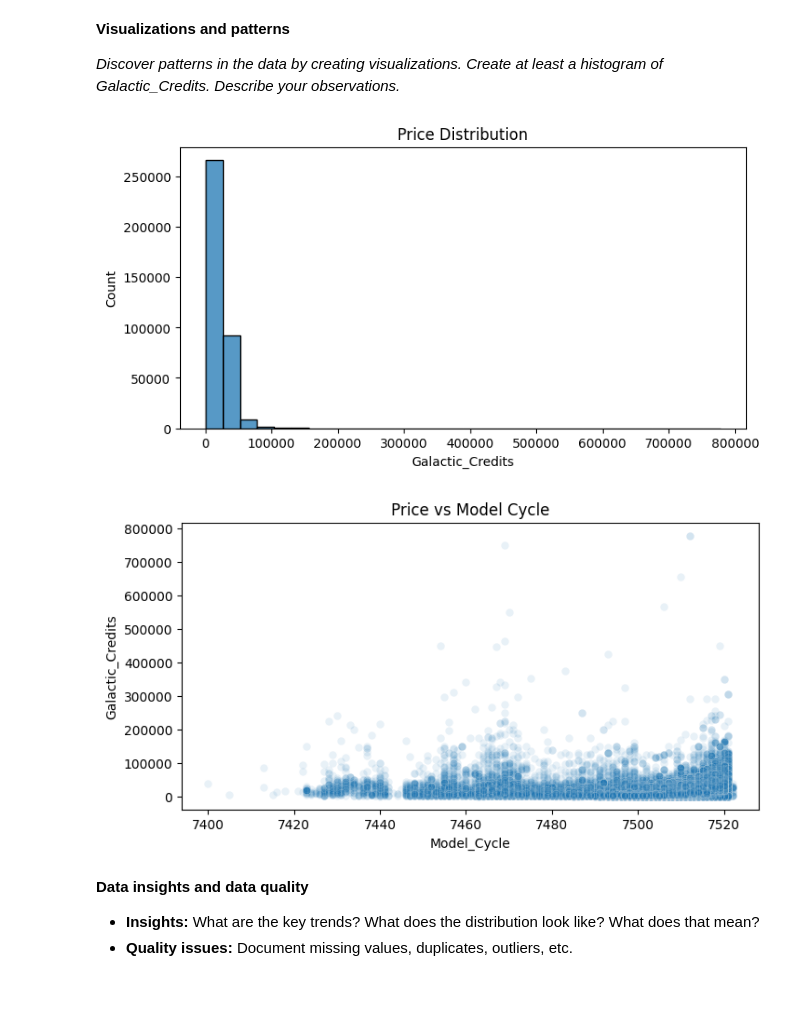
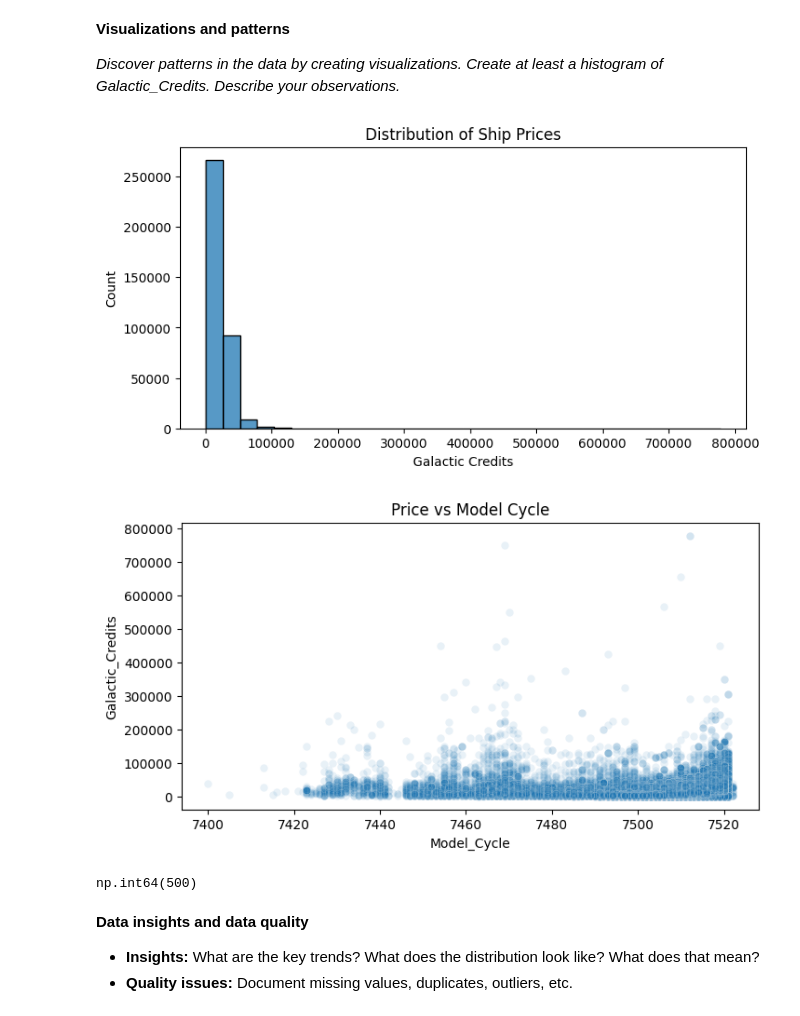
Before and after one commit to XueHu2222/Iterations, a Jupyter notebook: iteration-1/assignment_template_it1.ipynb, the cells around one changed output. Cells and saved outputs as stored; diff of their text form; code cells hidden in the pictures.

```diff
--- a/iteration-1/assignment_template_it1.ipynb
+++ b/iteration-1/assignment_template_it1.ipynb
@@ -115,18 +122,26 @@ Findings:
 *Discover patterns in the data by creating visualizations. Create at least a histogram of Galactic_Credits. Describe your observations.*
 # %%
 # CODE CELL: Generate visualizations (e.g., scatter plots, histograms)
-plt.figure(figsize=(8, 4))
-sns.histplot(df['Galactic_Credits'], bins=30, kde=False)
-plt.title('Price Distribution')
+# histogram
+plt.figure(figsize=(8,4))
+sns.histplot(df['Galactic_Credits'], bins=30)
+plt.title("Distribution of Ship Prices")
+plt.xlabel("Galactic Credits")
+plt.ylabel("Count")
 plt.show()
 
+# scatter plot
 plt.figure(figsize=(8, 4))
 sns.scatterplot(data=df, x='Model_Cycle', y='Galactic_Credits', alpha=0.1)
 plt.title('Price vs Model Cycle')
 plt.show()
 # %% [output]
-[figure, old version]
+[figure, new version]
 [figure]
+# %%
+df.duplicated().sum()
+# %% [output]
+np.int64(500)
 # %% [markdown]
 **Data insights and data quality**
 * **Insights:** What are the key trends? What does the distribution look like? What does that mean?
```
Also changed, not shown: parts of 8 cells of this notebook, 1 other file.
